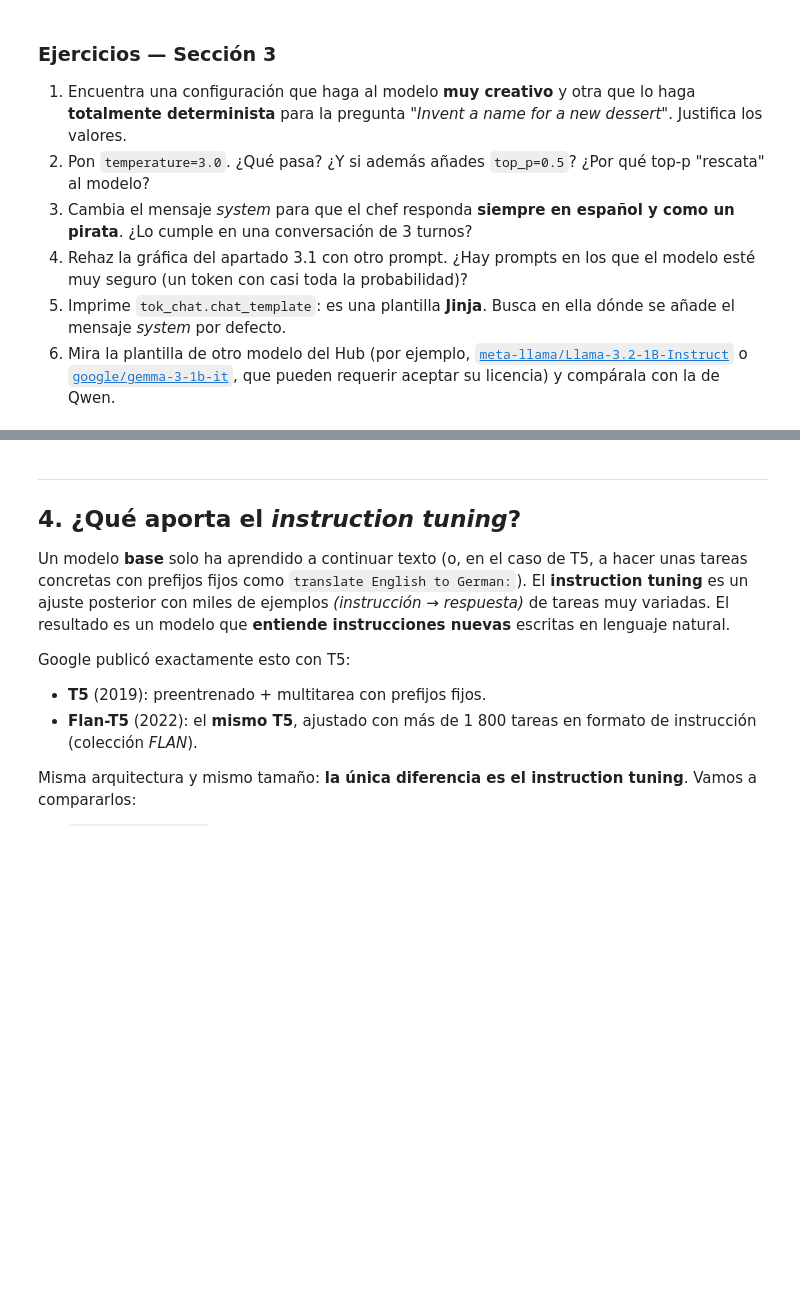
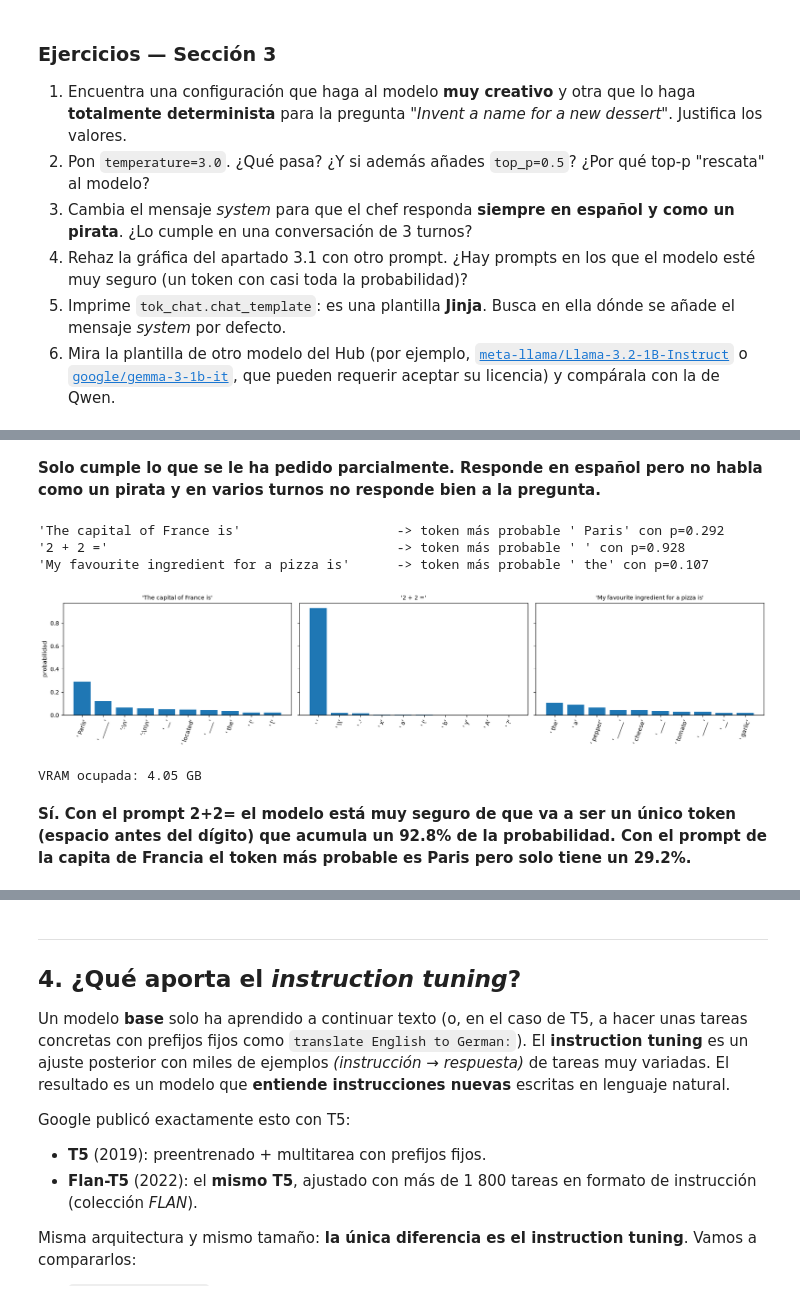
Before and after one commit to ai-somorrostro/reto_1_1-2627-llm_introduction, a Jupyter notebook: llm_fundamentos.ipynb, the cells around one changed output, grey strips where cells are left out. Cells and saved outputs as stored; diff of their text form; code cells hidden in the pictures; blank space fills up the shorter version.

```diff
--- a/llm_fundamentos.ipynb
+++ b/llm_fundamentos.ipynb
@@ -295,0 +404,10 @@ liberar_memoria()
+# %%
+# ¿Qué pasa con dos [MASK]?
+frase_doble = "The chef put the [MASK] in the [MASK] for thirty minutes."
+
+resultados = fill_mask(frase_doble, top_k=5)
+
+for i, candidatos in enumerate(resultados):
+    print(f"Candidatos para el [MASK] nº{i}:")
+    for pred in candidatos:
+        print(f"   {pred['score']:.3f}  {pred['token_str']}")
@@ -803,3 +1704,9 @@ liberar_memoria()
 4. Rehaz la gráfica del apartado 3.1 con otro prompt. ¿Hay prompts en los que el modelo esté muy seguro (un token con casi toda la probabilidad)?
 5. Imprime `tok_chat.chat_template`: es una plantilla **Jinja**. Busca en ella dónde se añade el mensaje *system* por defecto.
 6. Mira la plantilla de otro modelo del Hub (por ejemplo, [`meta-llama/Llama-3.2-1B-Instruct`](https://huggingface.co/meta-llama/Llama-3.2-1B-Instruct) o [`google/gemma-3-1b-it`](https://huggingface.co/google/gemma-3-1b-it), que pueden requerir aceptar su licencia) y compárala con la de Qwen.
+# %%
+def cargar_qwen():
+    nombre = "Qwen/Qwen2.5-0.5B-Instruct"
+    tok = AutoTokenizer.from_pretrained(nombre)
+    model = AutoModelForCausalLM.from_pretrained(nombre, dtype=DTYPE_INFERENCIA).to(device)
+    return model, tok
@@ -805,0 +1840,41 @@ liberar_memoria()
+# %% [markdown]
+**Solo cumple lo que se le ha pedido parcialmente. Responde en español pero no habla como un pirata y en varios turnos no responde bien a la pregunta.**
+# %%
+# EJERCICIO 4: grafica de distribución con otros prompts
+model, tok = cargar_qwen()
+
+def siguiente_token(prompt, n=10):
+    enc = tok(prompt, return_tensors="pt").to(model.device)
+    with torch.no_grad():
+        logits = model(**enc).logits[0, -1].float()
+    return logits.softmax(-1).topk(n)
+
+prompts = [
+    "The capital of France is",
+    "2 + 2 =",
+    "My favourite ingredient for a pizza is",
+]
+
+N = 10
+fig, axes = plt.subplots(1, len(prompts), figsize=(18, 4), sharey=True)
+for ax, p in zip(axes, prompts):
+    top = siguiente_token(p, N)
+    etiquetas = [repr(tok.decode(i)) for i in top.indices]
+    ax.bar(range(N), top.values.cpu())
+    ax.set_xticks(range(N), etiquetas, rotation=70)
+    ax.set_title(repr(p), fontsize=10)
+    print(f"{p!r:45s} -> token más probable {etiquetas[0]} con p={top.values[0]:.3f}")
+axes[0].set_ylabel("probabilidad")
+plt.tight_layout()
+plt.show()
+
+del model, tok
+liberar_memoria()
+# %% [output]
+'The capital of France is'                    -> token más probable ' Paris' con p=0.292
+'2 + 2 ='                                     -> token más probable ' ' con p=0.928
+'My favourite ingredient for a pizza is'      -> token más probable ' the' con p=0.107
+[figure, added]
+VRAM ocupada: 4.05 GB
+# %% [markdown]
+**Sí. Con el prompt 2+2= el modelo está muy seguro de que va a ser un único token (espacio antes del dígito) que acumula un 92.8% de la probabilidad. Con el prompt de la capita de Francia el token más probable es Paris pero solo tiene un 29.2%.**
```
Also changed, not shown: parts of 93 cells of this notebook.
